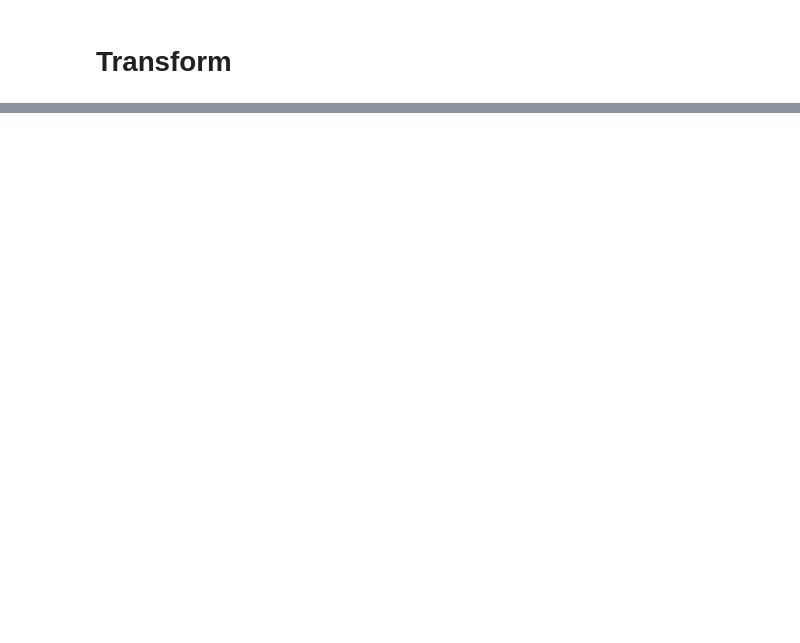
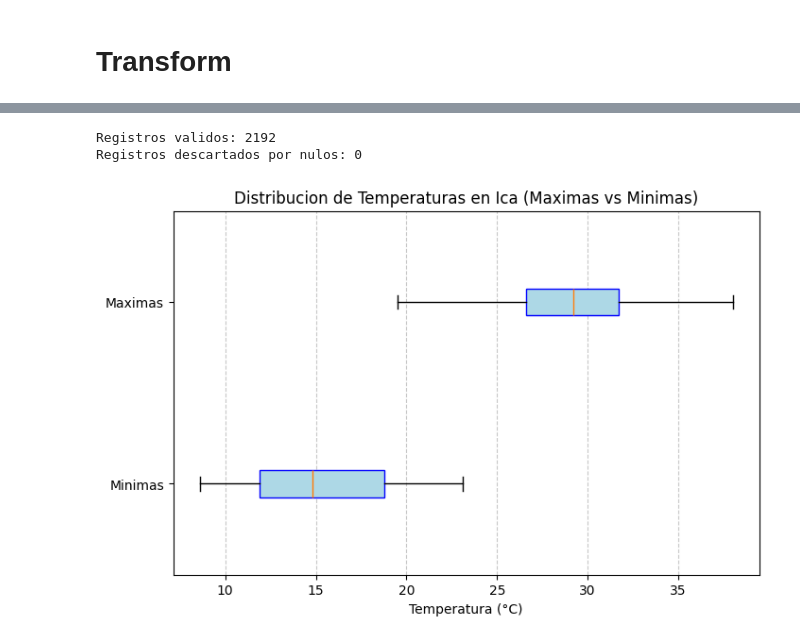
Before and after one commit to Gleizits/clima-ica-etl-pipeline, a Jupyter notebook: main.ipynb, the cells around one changed output, grey strips where cells are left out. Saved outputs shown, nothing was run; the diff lists cells and outputs as text; code cells hidden in the pictures; blank space fills up the shorter version.

Commit message:
Transform culminado, se implemento el diagrama de caja y bigotes para esto, de esta forma podemos detectar datos atipicos

```diff
--- a/main.ipynb
+++ b/main.ipynb
@@ -42,0 +45,79 @@ def extract_data_from_url(data_url):
+# %%
+def _graficar_diagrama_caja(minimas: list[float], maximas: list[float]) -> None:
+    """
+    Genera el diagrama de caja y bigotes comparando temperaturas mínimas y máximas.
+    Los puntos fuera de los bigotes son outliers visuales, no se eliminan del dataset.
+    """
+    plt.figure(figsize=(8, 5))
+    plt.boxplot(
+        [minimas, maximas],
+        vert=False,
+        patch_artist=True,
+        labels=["Minimas", "Maximas"],
+        boxprops=dict(facecolor="lightblue", color="blue"),
+        flierprops=dict(marker="o", markerfacecolor="red", markersize=6, linestyle="none"),
+    )
+    plt.title("Distribucion de Temperaturas en Ica (Maximas vs Minimas)")
+    plt.xlabel("Temperatura (°C)")
+    plt.grid(axis="x", linestyle="--", alpha=0.7)
+    plt.show()
+
+
+def diagrama_caja_bigotes(datos_api: dict) -> list[dict] | str:
+    """
+    Procesa datos meteorológicos diarios descartando únicamente registros con valores
+    nulos (errores de sensor o API). Los valores atípicos se conservan porque pueden
+    representar temperaturas reales extremas propias de la zona geográfica.
+
+    El diagrama de caja y bigotes generado permite identificar visualmente
+    esos valores atípicos sin eliminarlos del dataset.
+
+    Args:
+        datos_api: Diccionario con clave "daily" que contiene listas de:
+                   time, temperature_2m_max, temperature_2m_min, rain_sum.
+
+    Returns:
+        Lista de registros válidos como dicts con claves:
+        fecha, temp_maxima, temp_minima, lluvia_mm.
+        Retorna un string de error si la entrada no es válida.
+    """
+    if not isinstance(datos_api, dict) or "daily" not in datos_api:
+        return "Datos de entrada no validos."
+
+    datos_diarios = datos_api["daily"]
+    fechas = datos_diarios["time"]
+    maximas = datos_diarios["temperature_2m_max"]
+    minimas = datos_diarios["temperature_2m_min"]
+    lluvias = datos_diarios["rain_sum"]
+
+    registros_validos = []
+    registros_descartados = 0
+
+    for fecha, t_max, t_min, lluvia in zip(fechas, maximas, minimas, lluvias):
+        if any(valor is None for valor in (t_max, t_min, lluvia)):
+            registros_descartados += 1
+            continue
+
+        registros_validos.append({
+            "fecha": fecha,
+            "temp_maxima": float(t_max),
+            "temp_minima": float(t_min),
+            "lluvia_mm": float(lluvia),
+        })
+
+    print(f"Registros validos: {len(registros_validos)}")
+    print(f"Registros descartados por nulos: {registros_descartados}\n")
+
+    maximas_validas = [r["temp_maxima"] for r in registros_validos]
+    minimas_validas = [r["temp_minima"] for r in registros_validos]
+
+    _graficar_diagrama_caja(minimas_validas, maximas_validas)
+
+    return registros_validos
+
+
+diagrama_caja_bigotes(extract_data_from_url(url_con_parametros))
+# %% [output]
+Registros validos: 2192
+Registros descartados por nulos: 0
+[figure, added]
```
Also changed, not shown: parts of 4 cells of this notebook.
